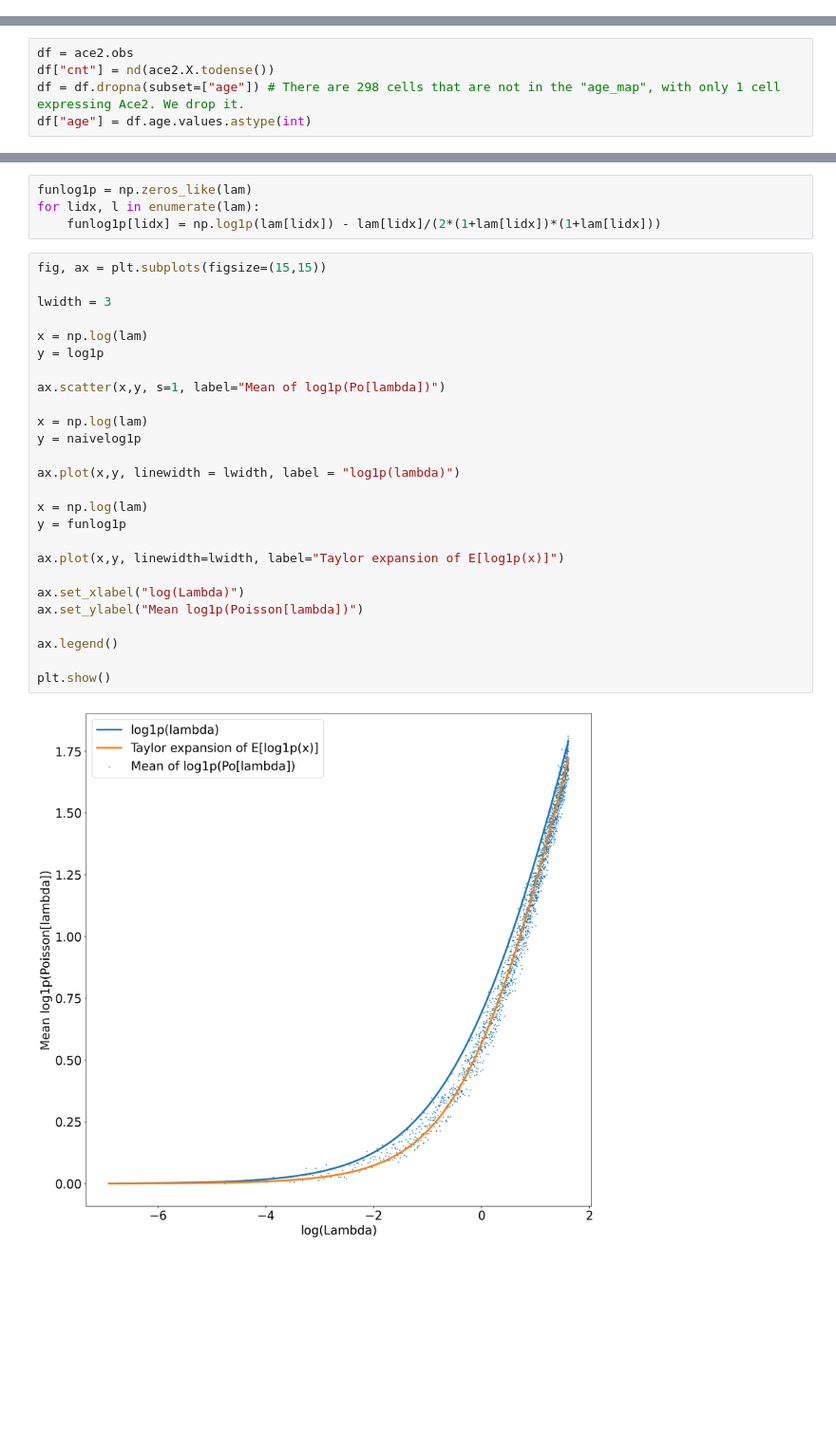
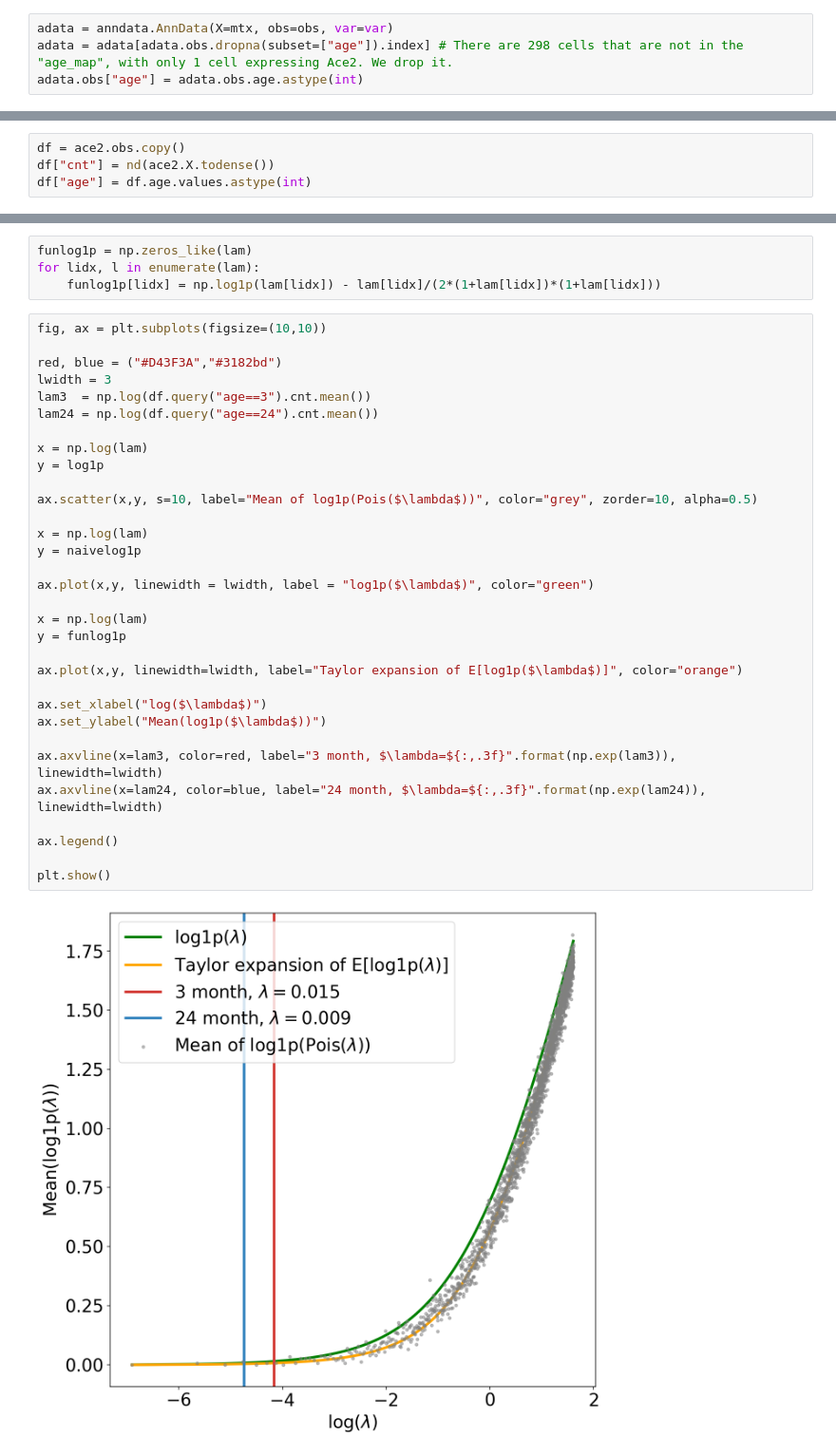
Before and after one commit to pachterlab/BP_2020_2, a Jupyter notebook: notebooks/log1p.ipynb, the cells around one changed output, grey strips where cells are left out. Shown at 95% size. Drawn from its saved outputs; the diff is of its cells as text; blank space fills up the shorter version.

```diff
--- a/notebooks/log1p.ipynb
+++ b/notebooks/log1p.ipynb
@@ -115,0 +115,4 @@ Transforming to str index.
+# %%
+adata = anndata.AnnData(X=mtx, obs=obs, var=var)
+adata = adata[adata.obs.dropna(subset=["age"]).index] # There are 298 cells that are not in the "age_map", with only 1 cell expressing Ace2. We drop it.
+adata.obs["age"] = adata.obs.age.astype(int)
@@ -116,7 +122,6 @@ Transforming to str index.
 # %%
 ace2 = adata[:, np.where(adata.var["gene"]==ace2_gene)[0][0]]
 # %%
-df = ace2.obs
+df = ace2.obs.copy()
 df["cnt"] = nd(ace2.X.todense())
-df = df.dropna(subset=["age"]) # There are 298 cells that are not in the "age_map", with only 1 cell expressing Ace2. We drop it.
 df["age"] = df.age.values.astype(int)
@@ -175,30 +252,36 @@ funlog1p = np.zeros_like(lam)
 for lidx, l in enumerate(lam):
     funlog1p[lidx] = np.log1p(lam[lidx]) - lam[lidx]/(2*(1+lam[lidx])*(1+lam[lidx]))
 # %%
-fig, ax = plt.subplots(figsize=(15,15))
+fig, ax = plt.subplots(figsize=(10,10))
 
+red, blue = ("#D43F3A","#3182bd")
 lwidth = 3
+lam3  = np.log(df.query("age==3").cnt.mean())
+lam24 = np.log(df.query("age==24").cnt.mean())
 
 x = np.log(lam)
 y = log1p
 
-ax.scatter(x,y, s=1, label="Mean of log1p(Po[lambda])")
+ax.scatter(x,y, s=10, label="Mean of log1p(Pois($\lambda$))", color="grey", zorder=10, alpha=0.5)
 
 x = np.log(lam)
 y = naivelog1p
 
-ax.plot(x,y, linewidth = lwidth, label = "log1p(lambda)")
+ax.plot(x,y, linewidth = lwidth, label = "log1p($\lambda$)", color="green")
 
 x = np.log(lam)
 y = funlog1p
 
-ax.plot(x,y, linewidth=lwidth, label="Taylor expansion of E[log1p(x)]")
+ax.plot(x,y, linewidth=lwidth, label="Taylor expansion of E[log1p($\lambda$)]", color="orange")
 
-ax.set_xlabel("log(Lambda)")
-ax.set_ylabel("Mean log1p(Poisson[lambda])")
+ax.set_xlabel("log($\lambda$)")
+ax.set_ylabel("Mean(log1p($\lambda$))")
+
+ax.axvline(x=lam3, color=red, label="3 month, $\lambda=${:,.3f}".format(np.exp(lam3)), linewidth=lwidth)
+ax.axvline(x=lam24, color=blue, label="24 month, $\lambda=${:,.3f}".format(np.exp(lam24)), linewidth=lwidth)
 
 ax.legend()
 
 plt.show()
 # %% [output]
-[figure, old version]
+[figure, new version]
```
Also changed, not shown: parts of 16 cells of this notebook.
